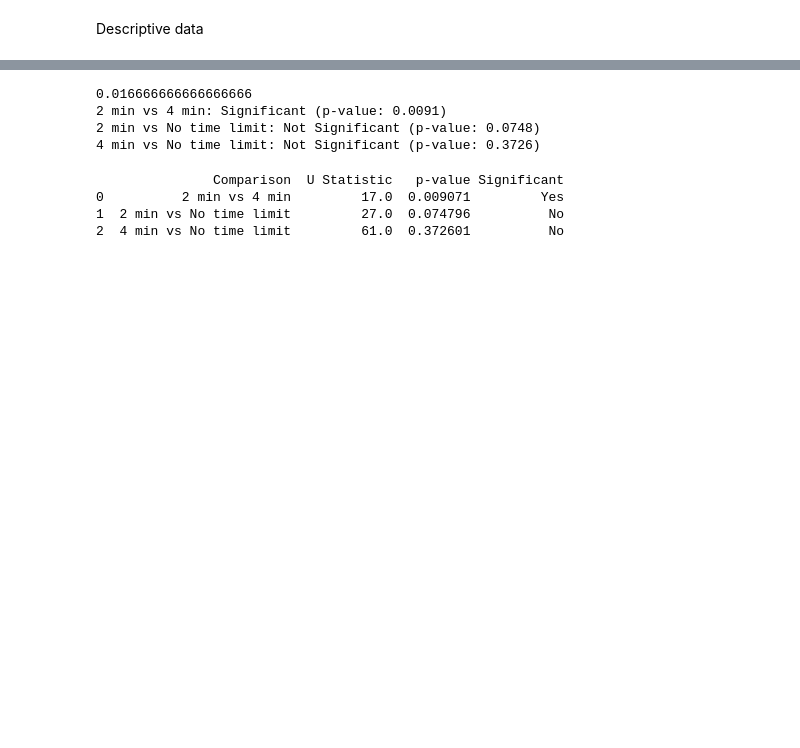
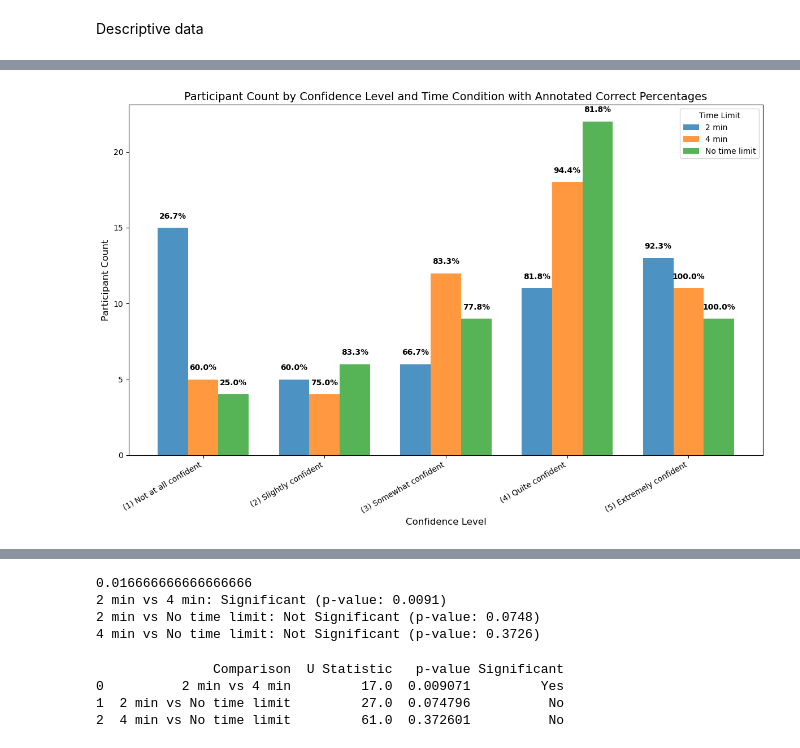
Before and after one commit to ClairNorah/ExperimentInCognitiveScience, a Jupyter notebook: analysis.ipynb, the cells around one changed output, grey strips where cells are left out. Drawn from its saved outputs; the diff is of its cells as text; code cells hidden in the pictures; blank space fills up the shorter version.

```diff
--- a/analysis.ipynb
+++ b/analysis.ipynb
@@ -167,3 +159,14 @@ print(grouped_confidence)
+# %%
+# Collect all confident related questions and time limit for relevant data
+confidence_columns = [col for col in data.columns if "How confident are you in your answers" in col]
+relevant_data = data[["Time limit for each question"] + confidence_columns]
+
+# Melt the data into long format
+melted_confidence = relevant_data.melt(
+    id_vars=["Time limit for each question"],
+    var_name="Confidence Measure",
+    value_name="Confidence Level"
+)
 # %%
 print(data.columns)
 # %% [output]
@@ -238 +340,35 @@ plt.show()
+# %%
+fig, ax = plt.subplots(figsize=(12, 8))
+
+# Plot each time limit condition
+bars_2min = ax.bar(x - width, pivot_data["2 min"], width, label="2 min", alpha=0.8)
+bars_4min = ax.bar(x, pivot_data["4 min"], width, label="4 min", alpha=0.8)
+bars_no_time = ax.bar(x + width, pivot_data["No time limit"], width, label="No time limit", alpha=0.8)
+
+# Annotate bars with percentages
+for bars, time_limit in zip([bars_2min, bars_4min, bars_no_time], time_limits):
+    for bar, percentage in zip(bars, pivot_percentage[time_limit]):
+        ax.text(
+            bar.get_x() + bar.get_width() / 2,
+            bar.get_height() + 0.5,
+            f"{percentage:.1f}%",
+            ha="center",
+            va="bottom",
+            fontsize=10,
+            color="black",
+            fontweight="bold",
+        )
+
+# Customize plot
+ax.set_xlabel("Confidence Level", fontsize=12)
+ax.set_ylabel("Participant Count", fontsize=12)
+ax.set_title("Participant Count by Confidence Level and Time Condition with Annotated Correct Percentages", fontsize=14)
+ax.set_xticks(x)
+ax.set_xticklabels(pivot_data.index, rotation=30, ha="right", fontsize=10)
+ax.legend(title="Time Limit")
+
+plt.tight_layout()
+plt.show()
+# %% [output]
+[figure, added]
 # %%
```
Also changed, not shown: parts of 37 cells of this notebook, 8 other files.
